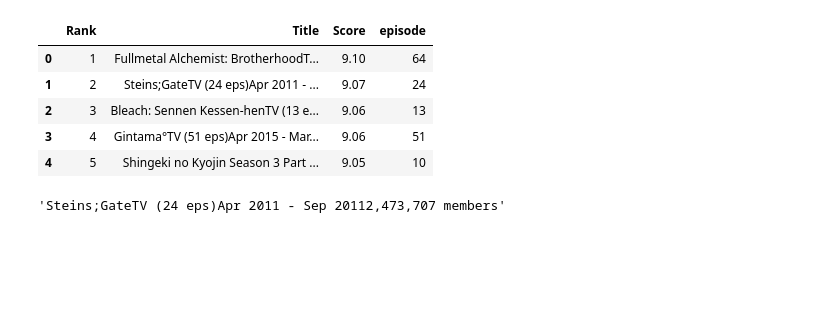
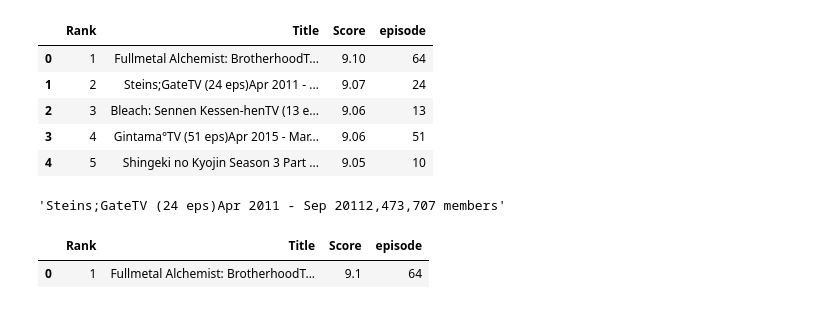
Before and after one commit to Akash220116/pandas, a Jupyter notebook: Anime.ipynb, the cells around one changed output. Drawn from its saved outputs; the diff is of its cells as text; code cells hidden in the pictures; blank space fills up the shorter version.

```diff
--- a/Anime.ipynb
+++ b/Anime.ipynb
@@ -52,6 +33,8 @@ df.loc[1]['Title']
 # %% [output]
 'Steins;GateTV (24 eps)Apr 2011 - Sep 20112,473,707 members'
 # %%
-df["date"] = df["Title"].str.extract(
-    r"([A-Za-z]{3}\s\d{4}\s-\s[A-Za-z]{3}\s\d+)"
-)
+#which anime have the highest score
+df[df['Score'] == df['Score'].max()]
+# %% [output]
+|  | Rank | Title | Score | episode |
+| 0 | 1 | Fullmetal Alchemist: BrotherhoodT... | 9.1 | 64 |
```
Also changed, not shown: parts of 8 cells of this notebook.
